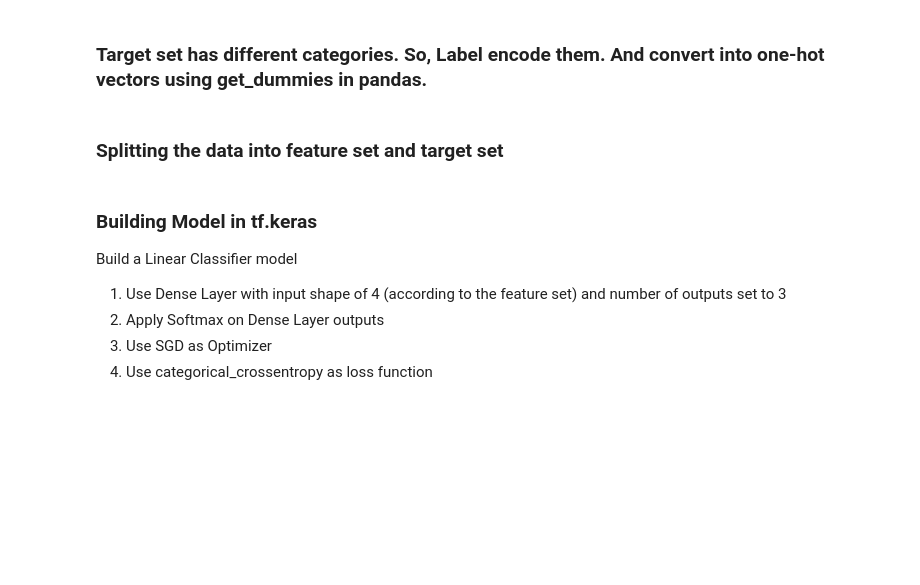
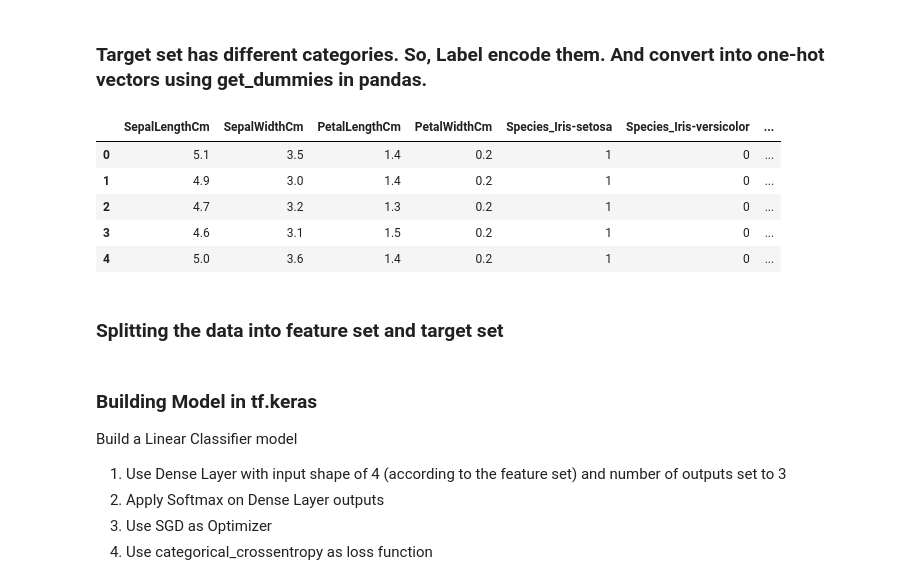
Before and after one commit to GreatLearningAIML1/bangalore-feb-batch-ojhajayant, a Jupyter notebook: R6_Internal_Lab_UpdatedTF2_Prices_Iris.ipynb, the cells around one changed output. Drawn from its saved outputs; the diff is of its cells as text; code cells hidden in the pictures; blank space fills up the shorter version.

```diff
--- a/R6_Internal_Lab_UpdatedTF2_Prices_Iris.ipynb
+++ b/R6_Internal_Lab_UpdatedTF2_Prices_Iris.ipynb
@@ -70,3 +200,5 @@ You can use Normalizer from sklearn.preprocessing
 In this exercise, we will build a Deep Neural Network using tf.Keras. We will use Iris Dataset for this exercise.
 # %% [markdown]
 ### Load the given Iris data using pandas (Iris.csv)
+# %%
+data_iris = pd.read_csv('/content/drive/My Drive/lab_residency6/11_Iris.csv')
@@ -73,4 +214,17 @@ In this exercise, we will build a Deep Neural Network using tf.Keras. We will us
 # %% [markdown]
 ### Target set has different categories. So, Label encode them. And convert into one-hot vectors using get_dummies in pandas.
+# %%
+data_iris= data_iris.drop(['Id'], axis=1)
+# %%
+data_iris= pd.get_dummies(data=data_iris, columns=['Species'])
+# %%
+data_iris.head()
+# %% [output]
+|  | SepalLengthCm | SepalWidthCm | PetalLengthCm | PetalWidthCm | Species_Iris-setosa | Species_Iris-versicolor | ... |
+| 0 | 5.1 | 3.5 | 1.4 | 0.2 | 1 | 0 | ... |
+| 1 | 4.9 | 3.0 | 1.4 | 0.2 | 1 | 0 | ... |
+| 2 | 4.7 | 3.2 | 1.3 | 0.2 | 1 | 0 | ... |
+| 3 | 4.6 | 3.1 | 1.5 | 0.2 | 1 | 0 | ... |
+| 4 | 5.0 | 3.6 | 1.4 | 0.2 | 1 | 0 | ... |
 # %% [markdown]
 ### Splitting the data into feature set and target set
```
Also changed, not shown: parts of 37 cells of this notebook.
